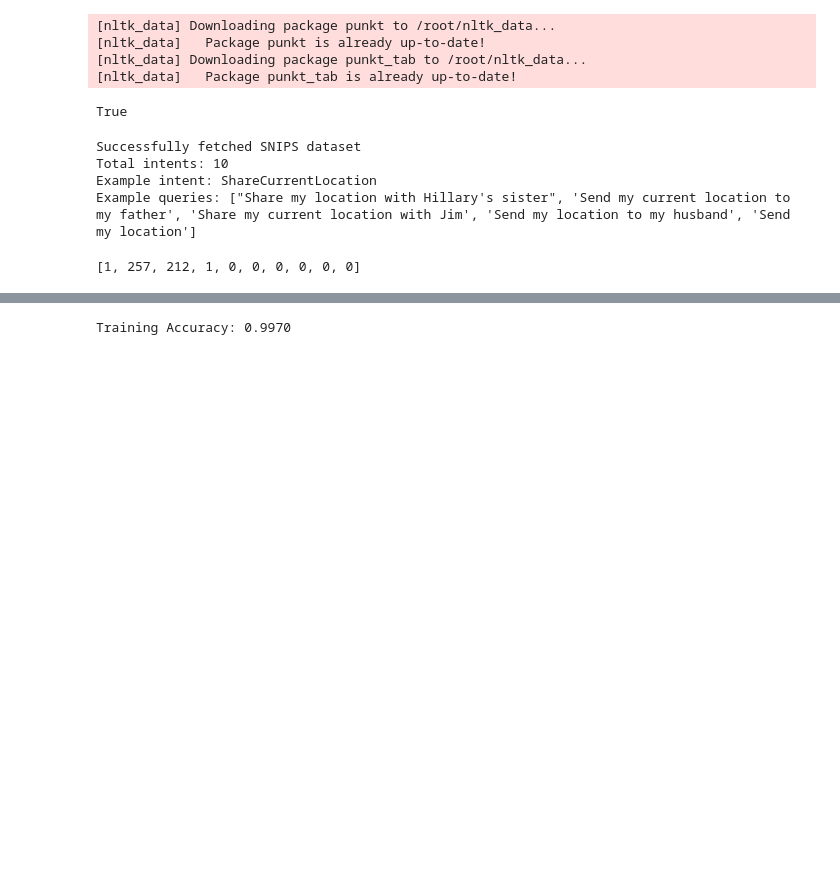
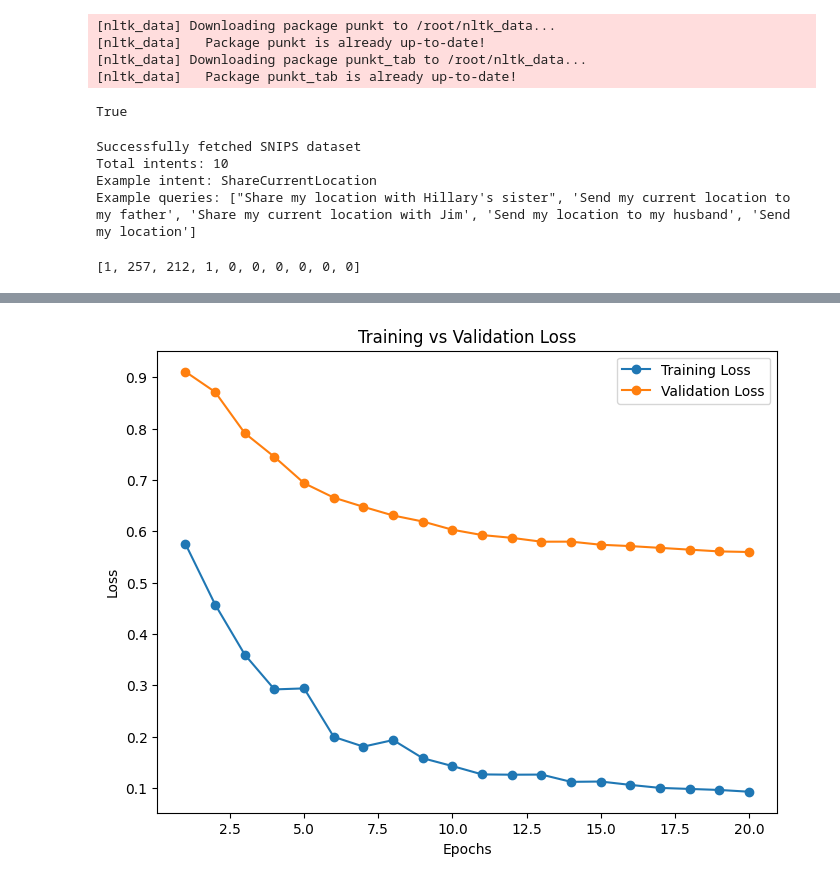
Before and after one commit to hendrikyong/CVNL_Assignment_1, a Jupyter notebook: CVNL_RNN.ipynb, the cells around one changed output, grey strips where cells are left out. Drawn from its saved outputs; the diff is of its cells as text; code cells hidden in the pictures; blank space fills up the shorter version.

Commit message:
updated hyperparameters

```diff
--- a/CVNL_RNN.ipynb
+++ b/CVNL_RNN.ipynb
@@ -100,21 +99,24 @@ Sample batch labels tensor shape: torch.Size([32])
 # %%
-class IntentRNN(nn.Module):
-    def __init__(self, vocab_size, embed_dim, hidden_dim, output_dim):
-        super(IntentRNN, self).__init__()
+class IntentBiRNN(nn.Module):
+    def __init__(self, vocab_size, embed_dim, hidden_dim, output_dim, num_layers=1, dropout=0.5):
+        super(IntentBiRNN, self).__init__()
         self.embedding = nn.Embedding(vocab_size, embed_dim, padding_idx=0)
-        self.rnn = nn.RNN(embed_dim, hidden_dim, batch_first=True)
-        self.fc = nn.Linear(hidden_dim, output_dim)
+        self.rnn = nn.RNN(embed_dim, hidden_dim, num_layers=num_layers,
+                          batch_first=True, bidirectional=True, dropout=dropout)
+        self.fc = nn.Linear(hidden_dim * 2, output_dim)
 
-    def forward(self, x):
-        x = self.embedding(x)  # (batch, seq_len, embed_dim)
-        _, hidden = self.rnn(x)  # hidden: (1, batch, hidden_dim)
-        return self.fc(hidden.squeeze(0))  # Output (batch, output_dim)
+    def forward(self, x, lengths):
+        x_embedded = self.embedding(x)
 
-# hyperparameters
-vocab_size = len(vocab)
-embed_dim = 64
-hidden_dim = 128
-output_dim = len(intent_labels)
+        # pack
+        x_packed = torch.nn.utils.rnn.pack_padded_sequence(x_embedded, lengths.cpu(), batch_first=True, enforce_sorted=False)
+        packed_output, hidden = self.rnn(x_packed)
 
-model = IntentRNN(vocab_size, embed_dim, hidden_dim, output_dim)
-print(model)
+        # extract last hidden state for both directions
+        hidden = hidden.view(self.rnn.num_layers, 2, x.size(0), self.rnn.hidden_size)
+        hidden = torch.cat((hidden[-1, 0], hidden[-1, 1]), dim=1)
+
+        return self.fc(hidden)
+
+device = torch.device("cuda" if torch.cuda.is_available() else "cpu")
+model = IntentBiRNN(len(vocab), embed_dim=64, hidden_dim=64, output_dim=len(intent_labels)).to(device)
@@ -178,22 +257,15 @@ Epoch 10: Loss: 0.0204, Accuracy: 99.70%
-# %%
-from sklearn.metrics import accuracy_score
-
-model.eval()
-y_true, y_pred = [], []
-
-with torch.no_grad():
-    for texts, labels in train_loader:
-        texts, labels = texts.to(device), labels.to(device)
-        outputs = model(texts)
-        predictions = torch.argmax(outputs, dim=1)
-
-        y_true.extend(labels.cpu().numpy())
-        y_pred.extend(predictions.cpu().numpy())
-
-accuracy = accuracy_score(y_true, y_pred)
-print(f"Training Accuracy: {accuracy:.4f}")
-# %% [output]
-Training Accuracy: 0.9970
+# %%
+plt.figure(figsize=(8, 6))
+epochs = range(1, len(train_losses) + 1)
+plt.plot(epochs, train_losses, label="Training Loss", marker='o')
+plt.plot(epochs, val_losses, label="Validation Loss", marker='o')
+plt.xlabel("Epochs")
+plt.ylabel("Loss")
+plt.title("Training vs Validation Loss")
+plt.legend()
+plt.show()
+# %% [output]
+[figure, added]
 # %%
 def predict_intent(text, model, vocab, intent_labels):
     model.eval()
```
Also changed, not shown: parts of 5 cells of this notebook.
